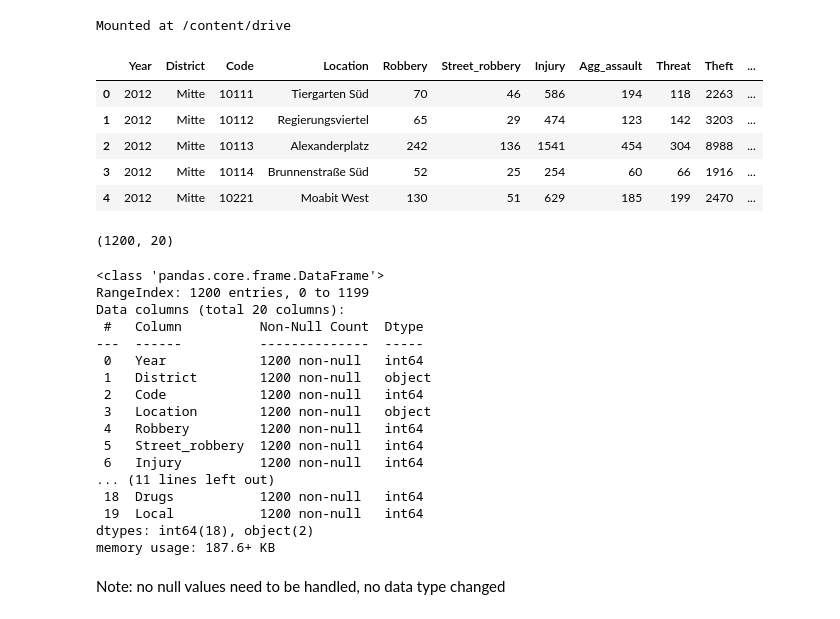
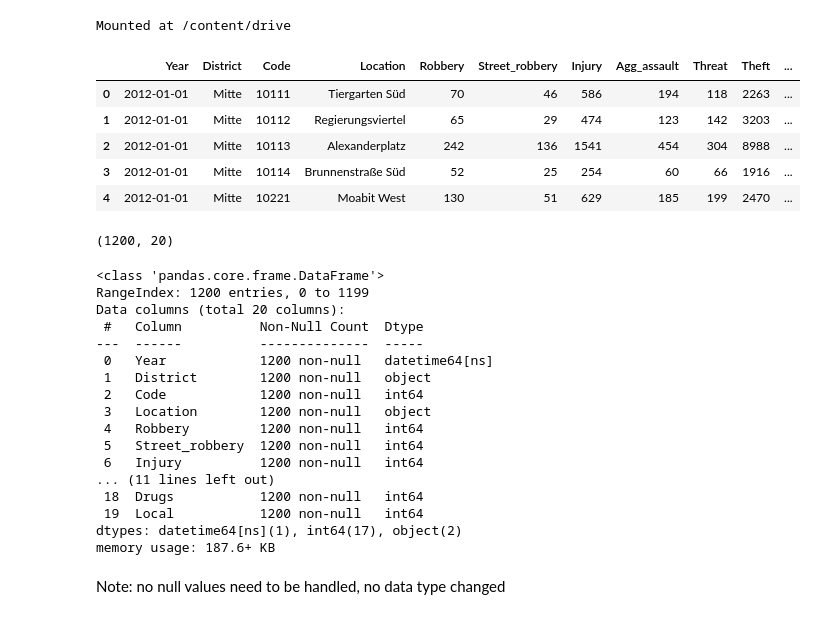
Before and after one commit to Jonny-Preuss/Berlin_stats_and_airbnb, a Jupyter notebook: BI_Project_Berlin_JP.ipynb, the cells around one changed output. Cells and saved outputs as stored; diff of their text form; code cells hidden in the pictures.

```diff
--- a/BI_Project_Berlin_JP.ipynb
+++ b/BI_Project_Berlin_JP.ipynb
@@ -15,16 +15,16 @@ drive = drive.mount('/content/drive', force_remount = True)
 # %% [output]
 Mounted at /content/drive
 # %%
-path = 'drive/MyDrive/Colab Notebooks/BI/'
-df_cr = pd.read_csv(path+'Berlin_crimes.csv', encoding="utf-8")
+path = 'drive/MyDrive/Colab Notebooks/BI/data'
+df_cr = pd.read_csv(path+'Berlin_crimes.csv', encoding="utf-8", parse_dates=['Year'])
 df_cr.head()
 # %% [output]
 |  | Year | District | Code | Location | Robbery | Street_robbery | Injury | Agg_assault | Threat | Theft | ... |
-| 0 | 2012 | Mitte | 10111 | Tiergarten Süd | 70 | 46 | 586 | 194 | 118 | 2263 | ... |
-| 1 | 2012 | Mitte | 10112 | Regierungsviertel | 65 | 29 | 474 | 123 | 142 | 3203 | ... |
-| 2 | 2012 | Mitte | 10113 | Alexanderplatz | 242 | 136 | 1541 | 454 | 304 | 8988 | ... |
-| 3 | 2012 | Mitte | 10114 | Brunnenstraße Süd | 52 | 25 | 254 | 60 | 66 | 1916 | ... |
-| 4 | 2012 | Mitte | 10221 | Moabit West | 130 | 51 | 629 | 185 | 199 | 2470 | ... |
+| 0 | 2012-01-01 | Mitte | 10111 | Tiergarten Süd | 70 | 46 | 586 | 194 | 118 | 2263 | ... |
+| 1 | 2012-01-01 | Mitte | 10112 | Regierungsviertel | 65 | 29 | 474 | 123 | 142 | 3203 | ... |
+| 2 | 2012-01-01 | Mitte | 10113 | Alexanderplatz | 242 | 136 | 1541 | 454 | 304 | 8988 | ... |
+| 3 | 2012-01-01 | Mitte | 10114 | Brunnenstraße Süd | 52 | 25 | 254 | 60 | 66 | 1916 | ... |
+| 4 | 2012-01-01 | Mitte | 10221 | Moabit West | 130 | 51 | 629 | 185 | 199 | 2470 | ... |
 # %%
 df_cr.shape
 # %% [output]
@@ -37,7 +37,7 @@ RangeIndex: 1200 entries, 0 to 1199
 Data columns (total 20 columns):
  #   Column          Non-Null Count  Dtype
 ---  ------          --------------  -----
- 0   Year            1200 non-null   int64
+ 0   Year            1200 non-null   datetime64[ns]
  1   District        1200 non-null   object
  2   Code            1200 non-null   int64
  3   Location        1200 non-null   object
@@ -47,7 +47,7 @@ Data columns (total 20 columns):
 ... (11 lines left out)
  18  Drugs           1200 non-null   int64
  19  Local           1200 non-null   int64
-dtypes: int64(18), object(2)
+dtypes: datetime64[ns](1), int64(17), object(2)
 memory usage: 187.6+ KB
 # %% [markdown]
 Note: no null values need to be handled, no data type changed
```
Also changed, not shown: parts of 16 cells of this notebook.
